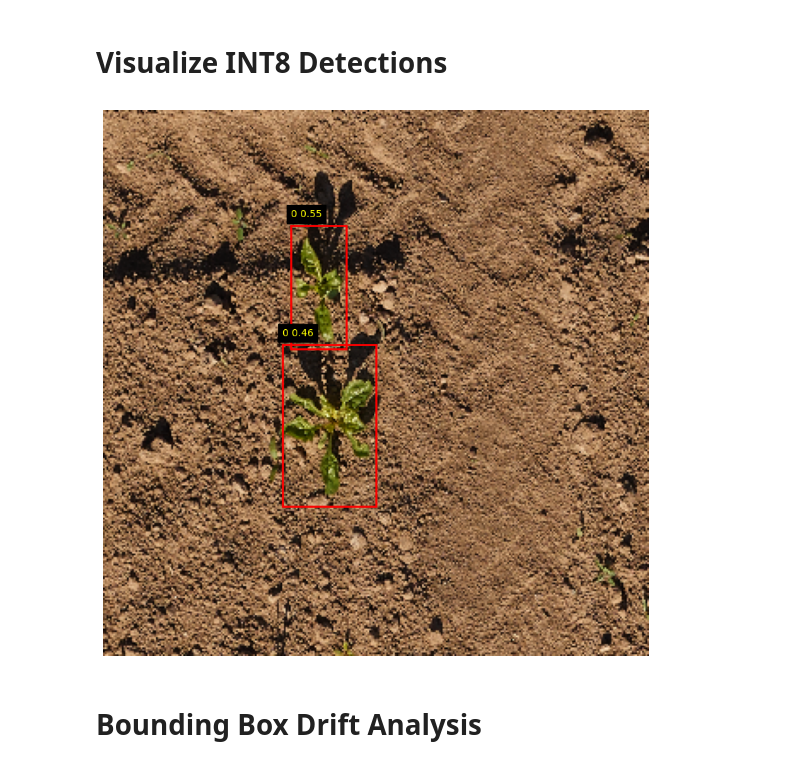
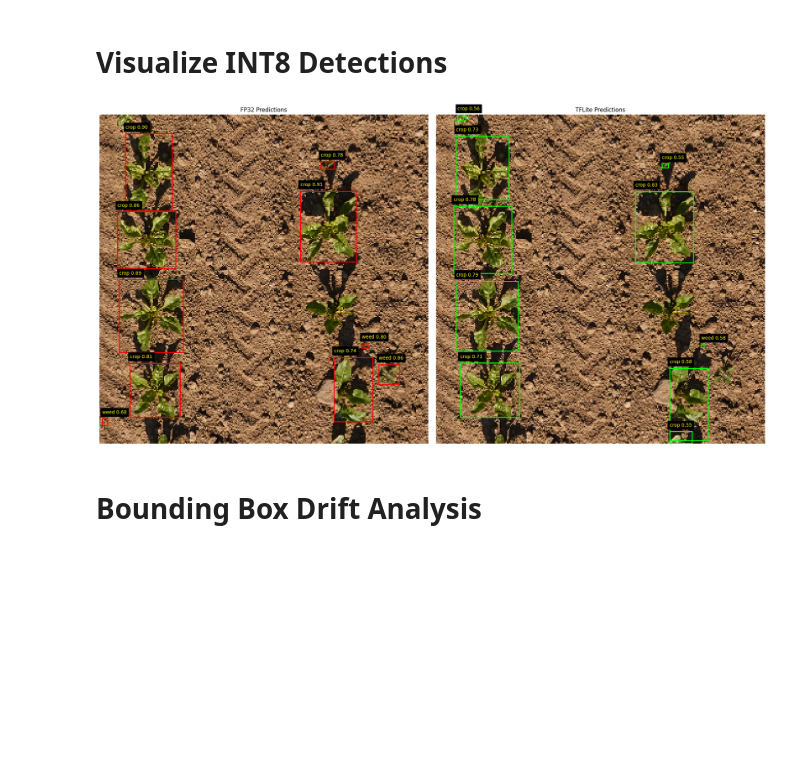
Before and after one commit to frdiener/agri-vision-edge, a Jupyter notebook: 20_ssd_mobilenet-v2_fpnlite_conversion.ipynb, the cells around one changed output. Cells and saved outputs as stored; diff of their text form; code cells hidden in the pictures; blank space fills up the shorter version.

Commit message:
Kaggle Notebook | SSD MobileNet V2 TFLite Conversion | Version 2

```diff
--- a/20_ssd_mobilenet-v2_fpnlite_conversion.ipynb
+++ b/20_ssd_mobilenet-v2_fpnlite_conversion.ipynb
@@ -120,11 +120,12 @@ Important distinction:
 # %%
 model_base_path = (
     "/kaggle/input/models/freimutdiener/"
-    "ssd-mobilenet-v2-fpnlite-320x320-coco17-tpu-8/"
-    "tensorflow2/phenobench-fp32/2/"
+    # "ssd-mobilenet-v2-fpnlite-320x320-coco17-tpu-8/tensorflow2/phenobench-fp32/2/"
+    # "ssd-mobilenet-v2-fpnlite-320x320-coco17-tpu-8/tensorflow2/phenobench-finetuned/2/exports/"
+    "ssd-mobilenet-v2-320x320/tensorflow2/phenobench-finetuned/4/exports/"
 )
 
-tflite_saved_model_dir = model_base_path + "tflite_export/saved_model"
+tflite_saved_model_dir = model_base_path + "tflite_graph/saved_model"
 
 fp32_saved_model_dir = model_base_path + "exported_model/saved_model"
 # %% [markdown]
@@ -288,7 +289,7 @@ Total tensors: 391
 # %% [markdown]
 # Prepare Sample Input
 # %%
-sample = train_dataset[0]
+sample = train_dataset[20]
 
 image = np.array(
     sample["image"],
@@ -608,57 +609,111 @@ Class agreement: 0.22
 import matplotlib.pyplot as plt
 import matplotlib.patches as patches
 # %%
-boxes = tflite_boxes[0]
-scores = tflite_scores[0]
-classes = tflite_classes[0]
+label_map = {1: "crop", 2: "weed"}
 
-fig, ax = plt.subplots(
-    figsize=(10, 10)
-)
-
-ax.imshow(image_resized)
+fig, axes = plt.subplots(1, 2, figsize=(20, 10))
 
 height, width = image_resized.shape[:2]
 
+# -------------------------
+# FP32 Predictions
+# -------------------------
+axes[0].imshow(image_resized)
+axes[0].set_title("FP32 Predictions")
+
+fp32_boxes_ = fp32_boxes[0][:10]
+fp32_scores_ = fp32_scores[0][:10]
+fp32_classes_ = fp32_classes[0][:10]
+
 for box, score, cls in zip(
-    boxes,
-    scores,
-    classes,
+    fp32_boxes_,
+    fp32_scores_,
+    fp32_classes_,
 ):
 
     if score < 0.3:
         continue
 
     ymin, xmin, ymax, xmax = box
 
     xmin *= width
     xmax *= width
     ymin *= height
     ymax *= height
 
     rect = patches.Rectangle(
         (xmin, ymin),
         xmax - xmin,
         ymax - ymin,
         linewidth=2,
         edgecolor="red",
         facecolor="none",
     )
 
-    ax.add_patch(rect)
+    axes[0].add_patch(rect)
 
-    ax.text(
+    axes[0].text(
         xmin,
         ymin - 5,
-        f"{int(cls)} {score:.2f}",
+        f"{label_map[int(cls)]} {score:.2f}",
         color="yellow",
         backgroundcolor="black",
     )
 
-plt.axis("off")
+axes[0].axis("off")
+
+
+# -------------------------
+# TFLite Predictions
+# -------------------------
+axes[1].imshow(image_resized)
+axes[1].set_title("TFLite Predictions")
+
+tflite_boxes_ = tflite_boxes[0]
+tflite_scores_ = tflite_scores[0]
+tflite_classes_ = tflite_classes[0]
+
+for box, score, cls in zip(
+    tflite_boxes_,
+    tflite_scores_,
+    tflite_classes_,
+):
+
+    if score < 0.1:
+        continue
+
+    ymin, xmin, ymax, xmax = box
+
+    xmin *= width
+    xmax *= width
+    ymin *= height
+    ymax *= height
+
+    rect = patches.Rectangle(
+        (xmin, ymin),
+        xmax - xmin,
+        ymax - ymin,
+        linewidth=2,
+        edgecolor="lime",
+        facecolor="none",
+    )
+
+    axes[1].add_patch(rect)
+
+    axes[1].text(
+        xmin,
+        ymin - 5,
+        f"{label_map[int(cls)+1]} {score:.2f}",
+        color="yellow",
+        backgroundcolor="black",
+    )
+
+axes[1].axis("off")
+
+plt.tight_layout()
 plt.show()
 # %% [output]
-[figure, old version]
+[figure, new version]
 # %% [markdown]
 # Bounding Box Drift Analysis
 # %% [markdown]
```
Also changed, not shown: parts of 15 cells of this notebook.
